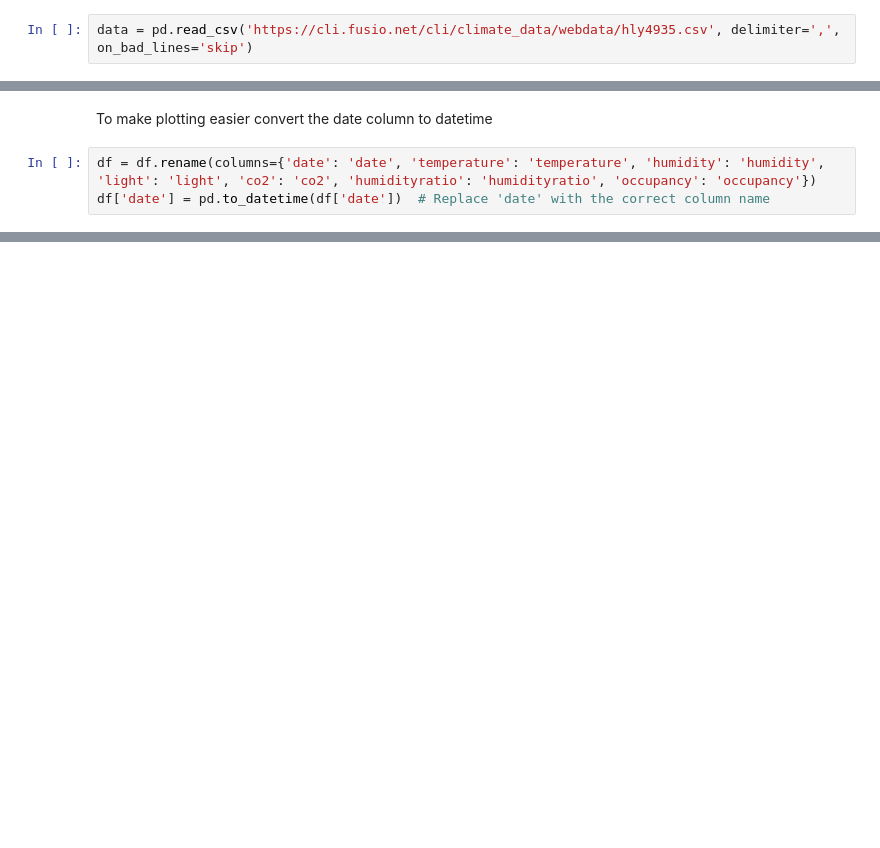
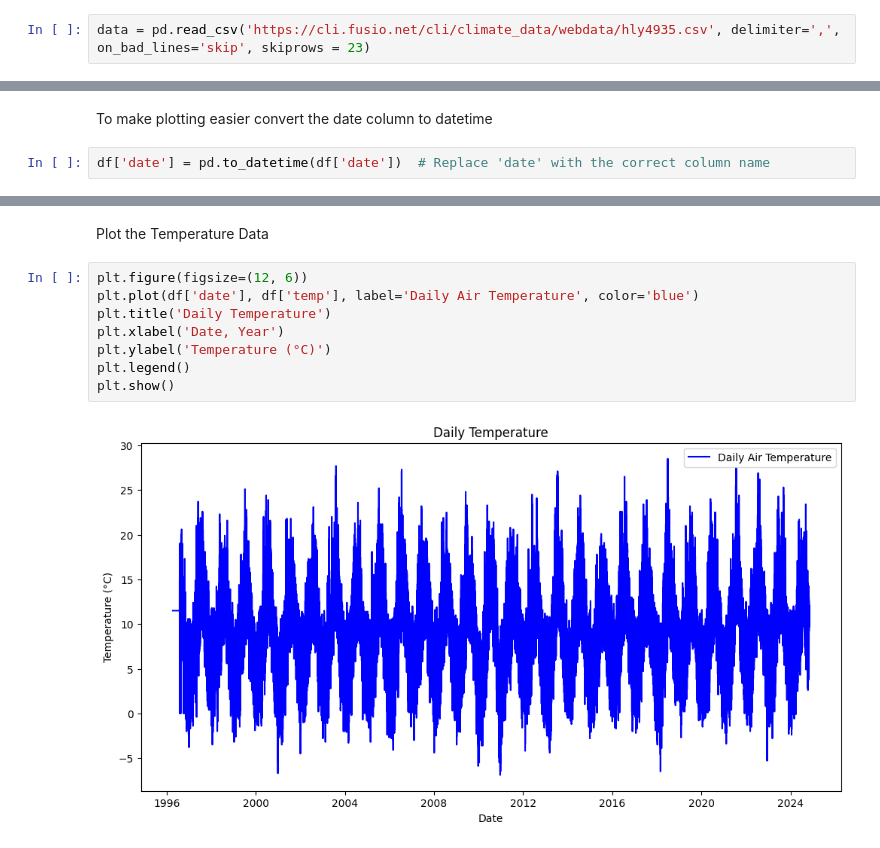
Before and after one commit to GraceMarySmyth/programming-for-data-analytics, a Jupyter notebook: Assignments/assignment_6_Weather.ipynb, the cells around one changed output, grey strips where cells are left out. Cells and saved outputs as stored; diff of their text form; blank space fills up the shorter version.

Commit message:
Fixed the issue with the first 22 lines. Plotted the first three Temperatures

```diff
--- a/Assignments/assignment_6_Weather.ipynb
+++ b/Assignments/assignment_6_Weather.ipynb
@@ -15,7 +16,7 @@ import seaborn as sns
 # %% [markdown]
 import the data from https://cli.fusio.net/cli/climate_data/webdata/hly4935.csv
 # %%
-data = pd.read_csv('https://cli.fusio.net/cli/climate_data/webdata/hly4935.csv', delimiter=',', on_bad_lines='skip')
+data = pd.read_csv('https://cli.fusio.net/cli/climate_data/webdata/hly4935.csv', delimiter=',', on_bad_lines='skip', skiprows = 23)
 # %% [markdown]
 Convert into a Pandas DataFrame
 # %%
@@ -62,5 +95,4 @@ Index(['Station Name: KNOCK AIRPORT'], dtype='object')
 # %% [markdown]
 To make plotting easier convert the date column to datetime
 # %%
-df = df.rename(columns={'date': 'date', 'temperature': 'temperature', 'humidity': 'humidity', 'light': 'light', 'co2': 'co2', 'humidityratio': 'humidityratio', 'occupancy': 'occupancy'})
 df['date'] = pd.to_datetime(df['date'])  # Replace 'date' with the correct column name
@@ -74,0 +108,12 @@ KeyError: 'Max_Temperature'
+# %% [markdown]
+Plot the Temperature Data
+# %%
+plt.figure(figsize=(12, 6))
+plt.plot(df['date'], df['temp'], label='Daily Air Temperature', color='blue')
+plt.title('Daily Temperature')
+plt.xlabel('Date, Year')
+plt.ylabel('Temperature (°C)')
+plt.legend()
+plt.show()
+# %% [output]
+[figure, added]
```
Also changed, not shown: parts of 15 cells of this notebook.
